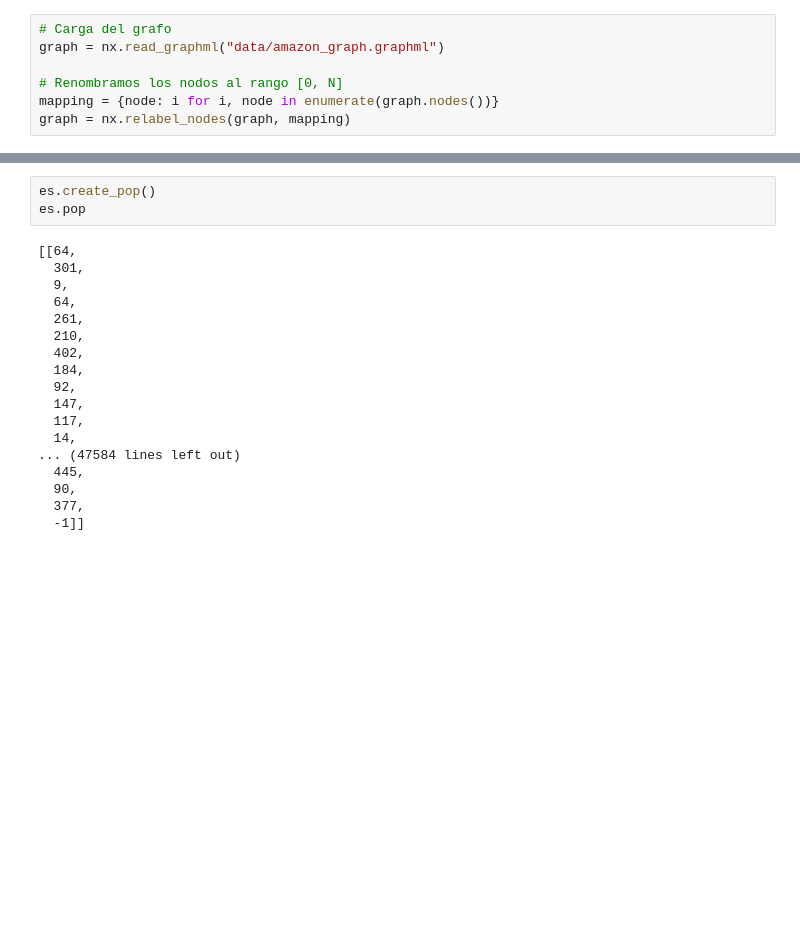
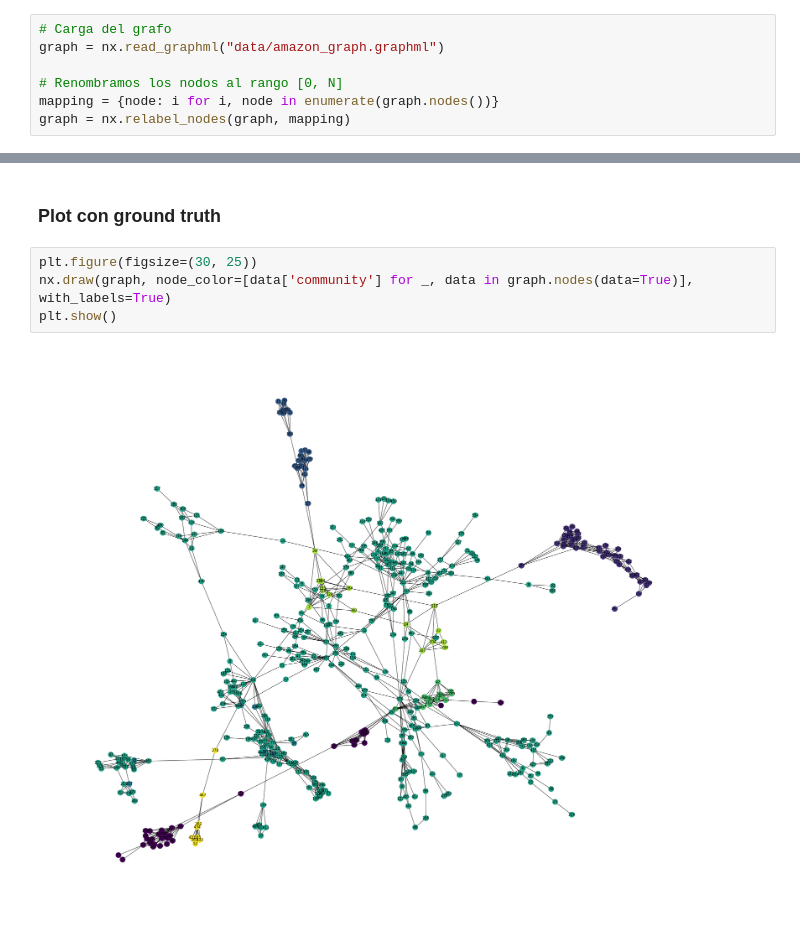
Before and after one commit to SamuReyes/GeneticCommunities, a Jupyter notebook: GA.ipynb, the cells around one changed output, grey strips where cells are left out. Saved outputs shown, nothing was run; the diff lists cells and outputs as text; blank space fills up the shorter version.

```diff
--- a/GA.ipynb
+++ b/GA.ipynb
@@ -135,21 +185,8 @@ dict_values([{0, 259, 391, 140, 279, 25, 154, 28, 286, 430, 310, 438, 441, 60, 6
-# %%
-es.create_pop()
-es.pop
-# %% [output]
-[[64,
-  301,
-  9,
-  64,
-  261,
-  210,
-  402,
-  184,
-  92,
-  147,
-  117,
-  14,
-... (47584 lines left out)
-  445,
-  90,
-  377,
-  -1]]
+# %% [markdown]
+### Plot con ground truth
+# %%
+plt.figure(figsize=(30, 25))
+nx.draw(graph, node_color=[data['community'] for _, data in graph.nodes(data=True)], with_labels=True)
+plt.show()
+# %% [output]
+[figure, added]
```
Also changed, not shown: parts of 10 cells of this notebook, 1 other file.
